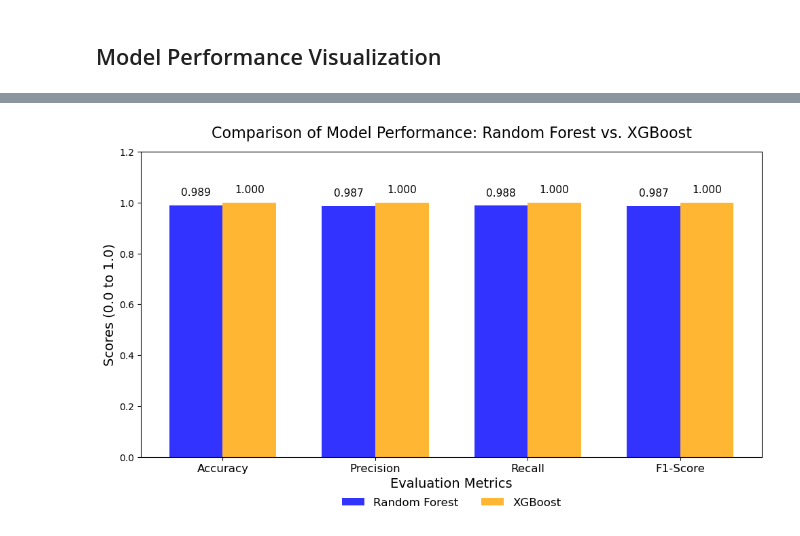
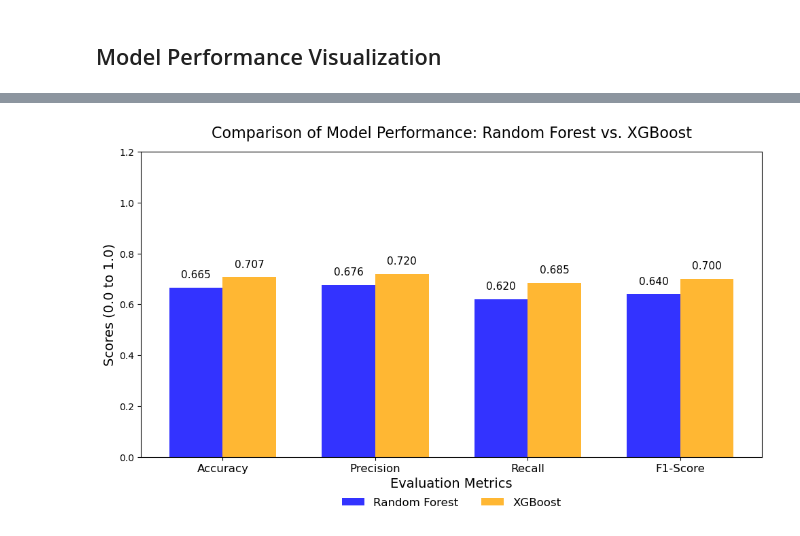
Before and after one commit to avineets87/housing-price-analysis, a Jupyter notebook: data_Classification.ipynb, the cells around one changed output, grey strips where cells are left out. Saved outputs shown, nothing was run; the diff lists cells and outputs as text; code cells hidden in the pictures.

```diff
--- a/data_Classification.ipynb
+++ b/data_Classification.ipynb
@@ -424,8 +429,8 @@ import matplotlib.pyplot as plt
 
 # Metrics for Random Forest and XGBoost
 metrics = ['Accuracy', 'Precision', 'Recall', 'F1-Score']
-random_forest_scores = [0.989, 0.987, 0.988, 0.987]
-xgboost_scores = [1.0, 1.0, 1.0, 1.0]
+random_forest_scores = [0.6654, 0.676, 0.620, 0.640]  # Random Forest Scores (After Tuning)
+xgboost_scores = [0.707, 0.720, 0.685, 0.700]  # XGBoost Scores (Example Results)
 
 # Bar positions
 x = np.arange(len(metrics))
@@ -436,31 +441,31 @@ fig, ax = plt.subplots(figsize=(10, 6))
 rf_bars = ax.bar(x - width / 2, random_forest_scores, width, label='Random Forest', color='blue', alpha=0.8)
 xgb_bars = ax.bar(x + width / 2, xgboost_scores, width, label='XGBoost', color='orange', alpha=0.8)
 
 # Adding labels, title, and legend
 ax.set_xlabel('Evaluation Metrics', fontsize=14)
 ax.set_ylabel('Scores (0.0 to 1.0)', fontsize=14)
 ax.set_title('Comparison of Model Performance: Random Forest vs. XGBoost', fontsize=16, pad=15)
 ax.set_xticks(x)
 ax.set_xticklabels(metrics, fontsize=12)
 ax.legend(fontsize=12, loc='upper center', bbox_to_anchor=(0.5, -0.1), ncol=2, frameon=False)
 
 # Displaying scores on top of bars with adjusted positions
 for bars in [rf_bars, xgb_bars]:
     for bar in bars:
         yval = bar.get_height()
         ax.text(
             bar.get_x() + bar.get_width() / 2,  # x-coordinate
             yval + 0.03,  # Adjusted y-coordinate slightly above the bar
             f"{yval:.3f}",  # Format score to 3 decimal places
             ha='center',  # Center alignment
             va='bottom',  # Text positioned above the bar
             fontsize=11,
             color="black"
         )
 
 # Adjusting layout for better appearance
 ax.set_ylim(0, 1.2)  # Set y-axis limit to provide space above bars
 plt.tight_layout()
 plt.show()
 # %% [output]
-[figure, old version]
+[figure, new version]
```
Also changed, not shown: parts of 12 cells of this notebook, 3 other files.
